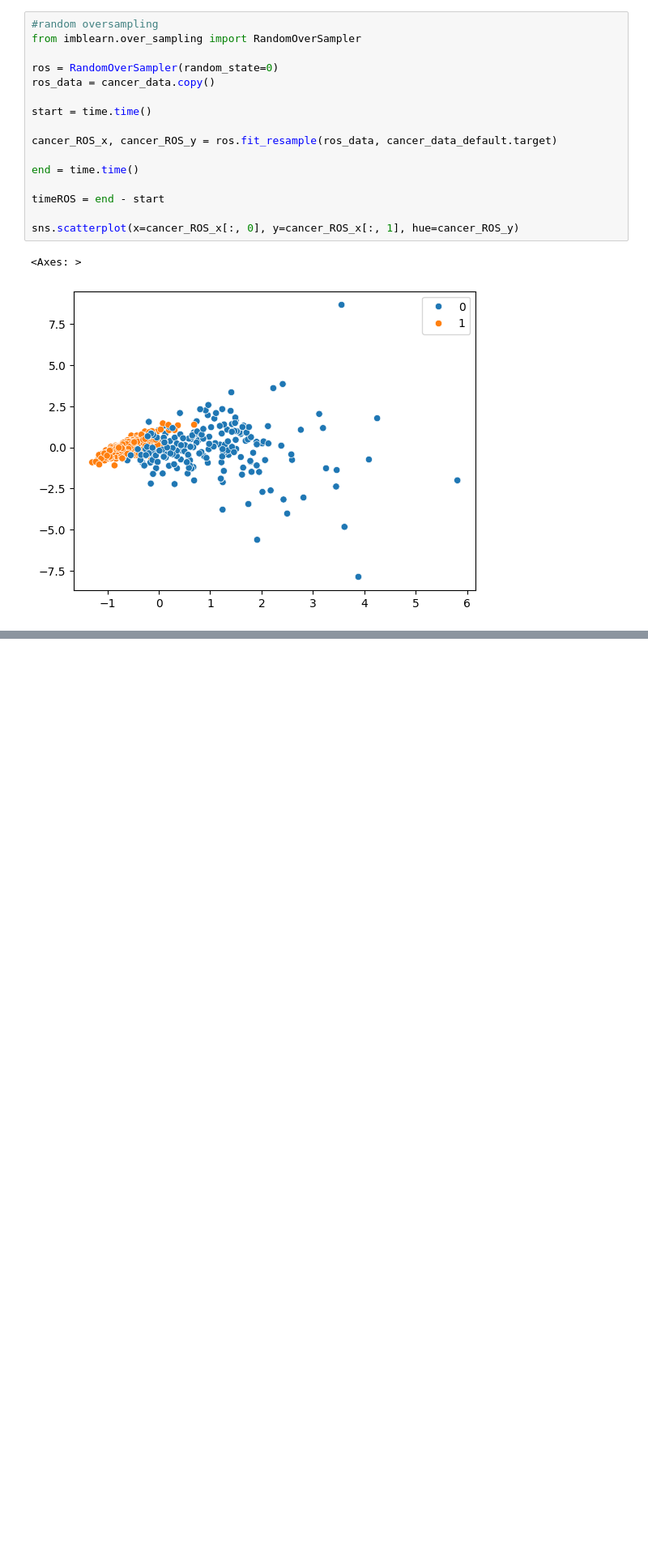
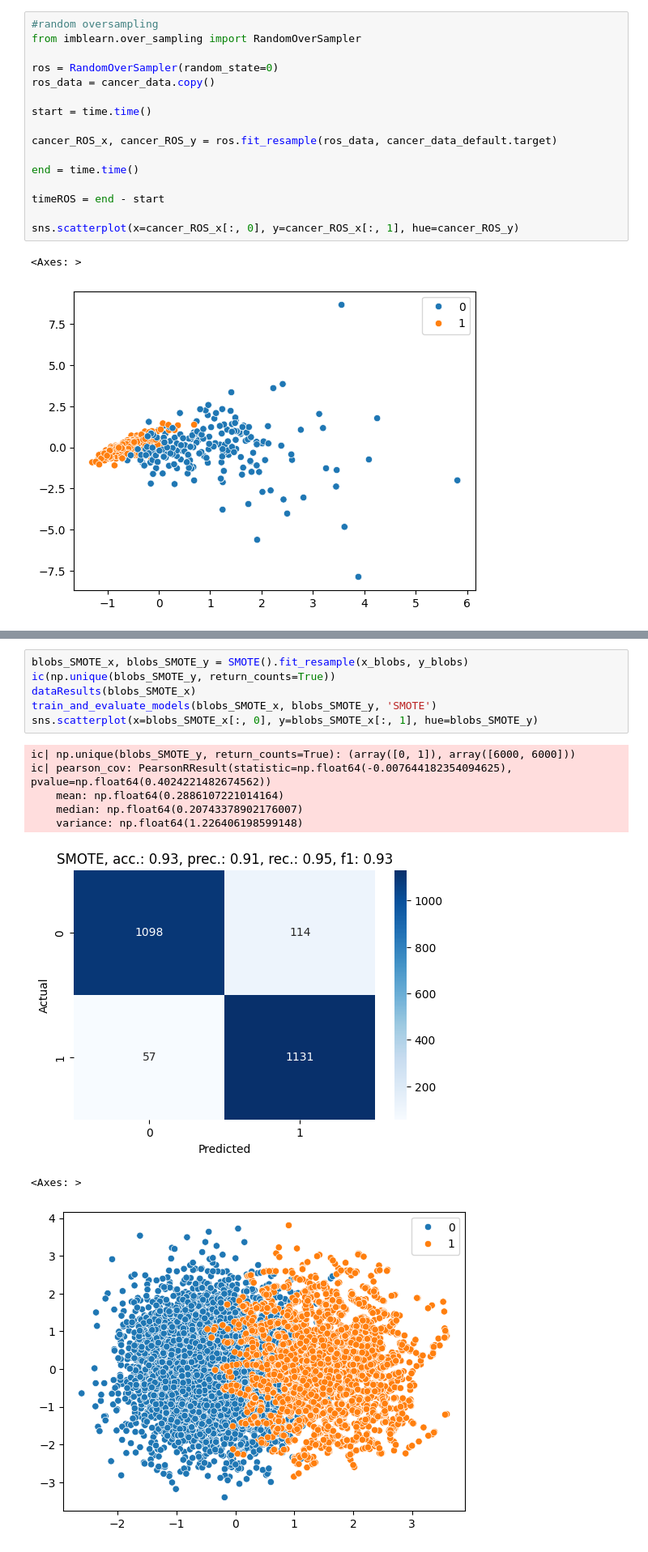
Before and after one commit to Jaromek/radialAngleAugmentation, a Jupyter notebook: wykresy/metodyNumeryczneSprawdzenia.ipynb, the cells around one changed output, grey strips where cells are left out. Shown at 81% size. Saved outputs shown, nothing was run; the diff lists cells and outputs as text; blank space fills up the shorter version.

```diff
--- a/wykresy/metodyNumeryczneSprawdzenia.ipynb
+++ b/wykresy/metodyNumeryczneSprawdzenia.ipynb
@@ -370,0 +362,15 @@ train_and_evaluate_models(cancer_ROS_x, cancer_ROS_y, 'ROS')
+# %%
+blobs_SMOTE_x, blobs_SMOTE_y = SMOTE().fit_resample(x_blobs, y_blobs)
+ic(np.unique(blobs_SMOTE_y, return_counts=True))
+dataResults(blobs_SMOTE_x)
+train_and_evaluate_models(blobs_SMOTE_x, blobs_SMOTE_y, 'SMOTE')
+sns.scatterplot(x=blobs_SMOTE_x[:, 0], y=blobs_SMOTE_x[:, 1], hue=blobs_SMOTE_y)
+# %% [output]
+ic| np.unique(blobs_SMOTE_y, return_counts=True): (array([0, 1]), array([6000, 6000]))
+ic| pearson_cov: PearsonRResult(statistic=np.float64(-0.007644182354094625), pvalue=np.float64(0.4024221482674562))
+    mean: np.float64(0.2886107221014164)
+    median: np.float64(0.20743378902176007)
+    variance: np.float64(1.226406198599148)
+[figure, added]
+<Axes: >
+[figure, added]
```
Also changed, not shown: parts of 19 cells of this notebook, 5 other files.
